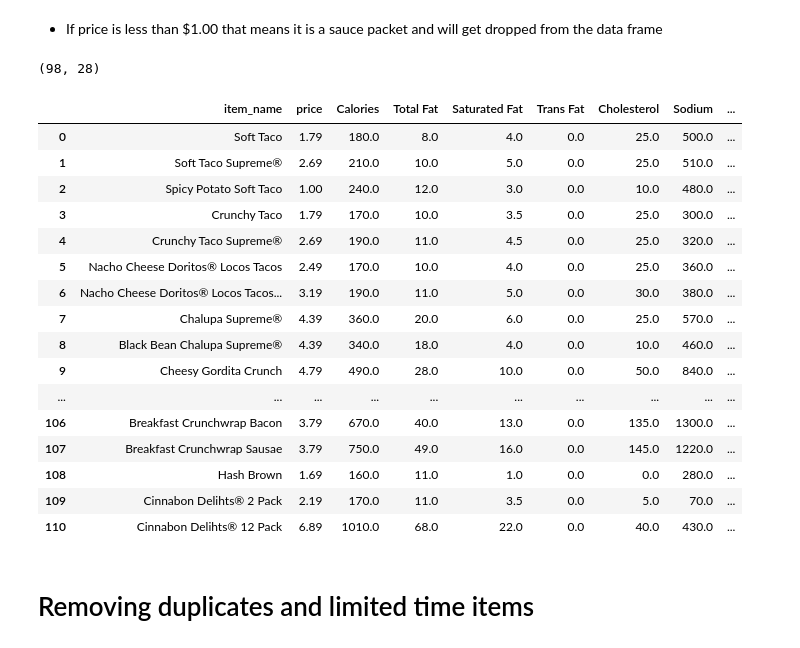
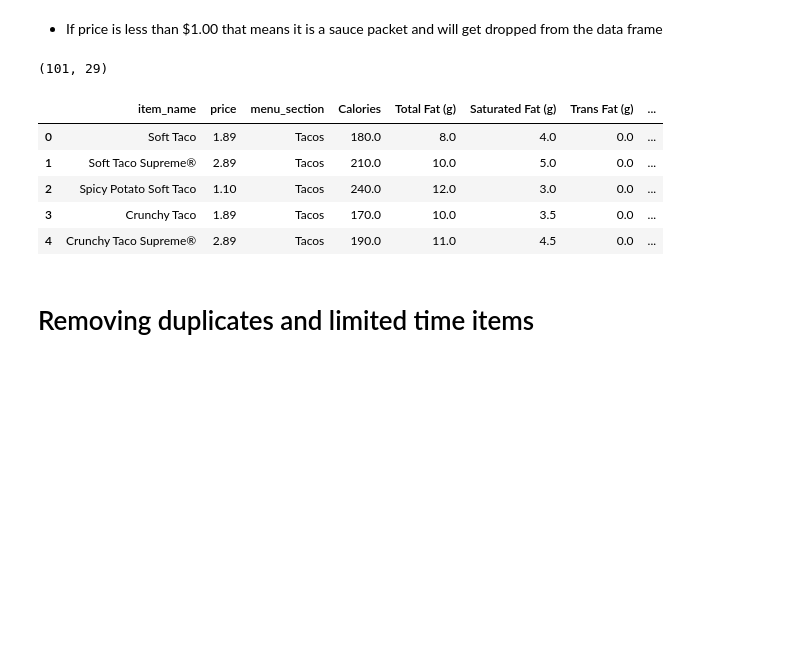
Before and after one commit to ashrifehn/tacobell_menu_optimization, a Jupyter notebook: data_processing/cleaning_taco_bell_indv_items.ipynb, the cells around one changed output. Saved outputs shown, nothing was run; the diff lists cells and outputs as text; code cells hidden in the pictures; blank space fills up the shorter version.

```diff
--- a/data_processing/cleaning_taco_bell_indv_items.ipynb
+++ b/data_processing/cleaning_taco_bell_indv_items.ipynb
@@ -137,27 +55,7 @@ dtype: object
 # %% [markdown]
 - If price is less than $1.00 that means it is a sauce packet and will get dropped from the data frame
 # %%
-indv_items_data = indv_items_data[indv_items_data['price'] >= 1.00]
-indv_items_data.shape
+menu_data_df = menu_data_df[menu_data_df['price'] >= 1.00]
+menu_data_df.shape
 # %% [output]
-(98, 28)
+(101, 29)
-# %%
-indv_items_data
-# %% [output]
-|  | item_name | price | Calories | Total Fat | Saturated Fat | Trans Fat | Cholesterol | Sodium | ... |
-| 0 | Soft Taco | 1.79 | 180.0 | 8.0 | 4.0 | 0.0 | 25.0 | 500.0 | ... |
-| 1 | Soft Taco Supreme® | 2.69 | 210.0 | 10.0 | 5.0 | 0.0 | 25.0 | 510.0 | ... |
-| 2 | Spicy Potato Soft Taco | 1.00 | 240.0 | 12.0 | 3.0 | 0.0 | 10.0 | 480.0 | ... |
-| 3 | Crunchy Taco | 1.79 | 170.0 | 10.0 | 3.5 | 0.0 | 25.0 | 300.0 | ... |
-| 4 | Crunchy Taco Supreme® | 2.69 | 190.0 | 11.0 | 4.5 | 0.0 | 25.0 | 320.0 | ... |
-| 5 | Nacho Cheese Doritos® Locos Tacos | 2.49 | 170.0 | 10.0 | 4.0 | 0.0 | 25.0 | 360.0 | ... |
-| 6 | Nacho Cheese Doritos® Locos Tacos... | 3.19 | 190.0 | 11.0 | 5.0 | 0.0 | 30.0 | 380.0 | ... |
-| 7 | Chalupa Supreme® | 4.39 | 360.0 | 20.0 | 6.0 | 0.0 | 25.0 | 570.0 | ... |
-| 8 | Black Bean Chalupa Supreme® | 4.39 | 340.0 | 18.0 | 4.0 | 0.0 | 10.0 | 460.0 | ... |
-| 9 | Cheesy Gordita Crunch | 4.79 | 490.0 | 28.0 | 10.0 | 0.0 | 50.0 | 840.0 | ... |
-| ... | ... | ... | ... | ... | ... | ... | ... | ... | ... |
-| 106 | Breakfast Crunchwrap Bacon | 3.79 | 670.0 | 40.0 | 13.0 | 0.0 | 135.0 | 1300.0 | ... |
-| 107 | Breakfast Crunchwrap Sausae | 3.79 | 750.0 | 49.0 | 16.0 | 0.0 | 145.0 | 1220.0 | ... |
-| 108 | Hash Brown | 1.69 | 160.0 | 11.0 | 1.0 | 0.0 | 0.0 | 280.0 | ... |
-| 109 | Cinnabon Delihts® 2 Pack | 2.19 | 170.0 | 11.0 | 3.5 | 0.0 | 5.0 | 70.0 | ... |
-| 110 | Cinnabon Delihts® 12 Pack | 6.89 | 1010.0 | 68.0 | 22.0 | 0.0 | 40.0 | 430.0 | ... |
@@ -167,3 +62,12 @@ indv_items_data.to_csv("../data/data_inprogress.csv")
+# %%
+menu_data_df.head()
+# %% [output]
+|  | item_name | price | menu_section | Calories | Total Fat (g) | Saturated Fat (g) | Trans Fat (g) | ... |
+| 0 | Soft Taco | 1.89 | Tacos | 180.0 | 8.0 | 4.0 | 0.0 | ... |
+| 1 | Soft Taco Supreme® | 2.89 | Tacos | 210.0 | 10.0 | 5.0 | 0.0 | ... |
+| 2 | Spicy Potato Soft Taco | 1.10 | Tacos | 240.0 | 12.0 | 3.0 | 0.0 | ... |
+| 3 | Crunchy Taco | 1.89 | Tacos | 170.0 | 10.0 | 3.5 | 0.0 | ... |
+| 4 | Crunchy Taco Supreme® | 2.89 | Tacos | 190.0 | 11.0 | 4.5 | 0.0 | ... |
 # %% [markdown]
 # Removing duplicates and limited time items
 # %% [markdown]
```
Also changed, not shown: parts of 17 cells of this notebook, 11 other files.
